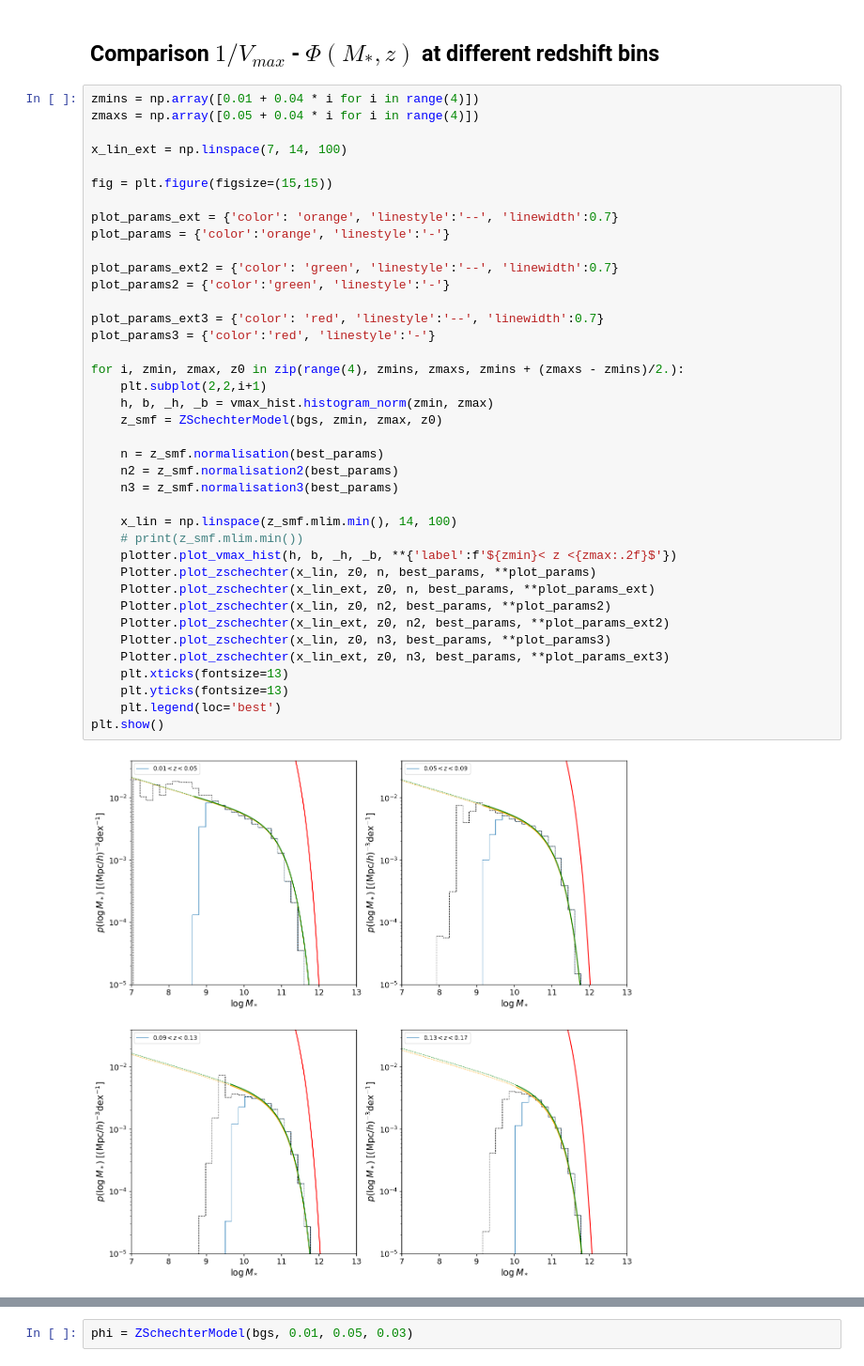
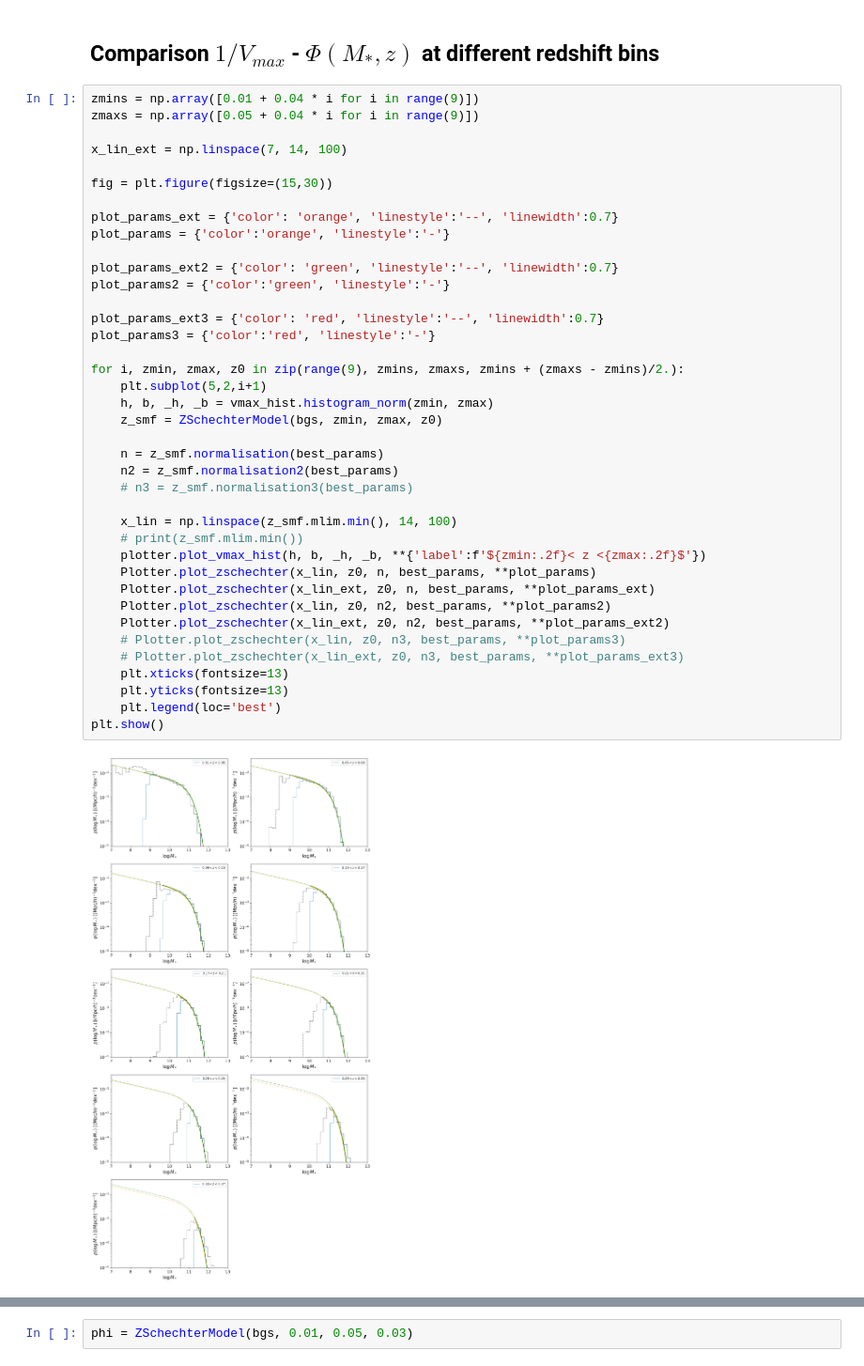
Before and after one commit to fedehope/zSMF, a Jupyter notebook: nb/test.ipynb, the cells around one changed output, grey strips where cells are left out. Shown at 94% size. Saved outputs shown, nothing was run; the diff lists cells and outputs as text.

Commit message:
plots + new folder for paper

```diff
--- a/nb/test.ipynb
+++ b/nb/test.ipynb
@@ -78,43 +78,43 @@ x_median.min()
 # %% [markdown]
 ## Comparison $1/V_{max}$ - $\Phi(M_{*}, z)$ at different redshift bins
 # %%
-zmins = np.array([0.01 + 0.04 * i for i in range(4)])
-zmaxs = np.array([0.05 + 0.04 * i for i in range(4)])
+zmins = np.array([0.01 + 0.04 * i for i in range(9)])
+zmaxs = np.array([0.05 + 0.04 * i for i in range(9)])
 
 x_lin_ext = np.linspace(7, 14, 100)
 
-fig = plt.figure(figsize=(15,15))
+fig = plt.figure(figsize=(15,30))
 
 plot_params_ext = {'color': 'orange', 'linestyle':'--', 'linewidth':0.7}
 plot_params = {'color':'orange', 'linestyle':'-'}
 
 plot_params_ext2 = {'color': 'green', 'linestyle':'--', 'linewidth':0.7}
 plot_params2 = {'color':'green', 'linestyle':'-'}
 
 plot_params_ext3 = {'color': 'red', 'linestyle':'--', 'linewidth':0.7}
 plot_params3 = {'color':'red', 'linestyle':'-'}
 
-for i, zmin, zmax, z0 in zip(range(4), zmins, zmaxs, zmins + (zmaxs - zmins)/2.):
-    plt.subplot(2,2,i+1)
+for i, zmin, zmax, z0 in zip(range(9), zmins, zmaxs, zmins + (zmaxs - zmins)/2.):
+    plt.subplot(5,2,i+1)
     h, b, _h, _b = vmax_hist.histogram_norm(zmin, zmax)
     z_smf = ZSchechterModel(bgs, zmin, zmax, z0)
 
     n = z_smf.normalisation(best_params)
     n2 = z_smf.normalisation2(best_params)
-    n3 = z_smf.normalisation3(best_params)
+    # n3 = z_smf.normalisation3(best_params)
 
     x_lin = np.linspace(z_smf.mlim.min(), 14, 100)
     # print(z_smf.mlim.min())
-    plotter.plot_vmax_hist(h, b, _h, _b, **{'label':f'${zmin}< z <{zmax:.2f}$'})
+    plotter.plot_vmax_hist(h, b, _h, _b, **{'label':f'${zmin:.2f}< z <{zmax:.2f}$'})
     Plotter.plot_zschechter(x_lin, z0, n, best_params, **plot_params)
     Plotter.plot_zschechter(x_lin_ext, z0, n, best_params, **plot_params_ext)
     Plotter.plot_zschechter(x_lin, z0, n2, best_params, **plot_params2)
     Plotter.plot_zschechter(x_lin_ext, z0, n2, best_params, **plot_params_ext2)
-    Plotter.plot_zschechter(x_lin, z0, n3, best_params, **plot_params3)
-    Plotter.plot_zschechter(x_lin_ext, z0, n3, best_params, **plot_params_ext3)
+    # Plotter.plot_zschechter(x_lin, z0, n3, best_params, **plot_params3)
+    # Plotter.plot_zschechter(x_lin_ext, z0, n3, best_params, **plot_params_ext3)
     plt.xticks(fontsize=13)
     plt.yticks(fontsize=13)
     plt.legend(loc='best')
 plt.show()
 # %% [output]
-[figure, old version]
+[figure, new version]
```
Also changed, not shown: parts of 2 cells of this notebook, 1 other file.
